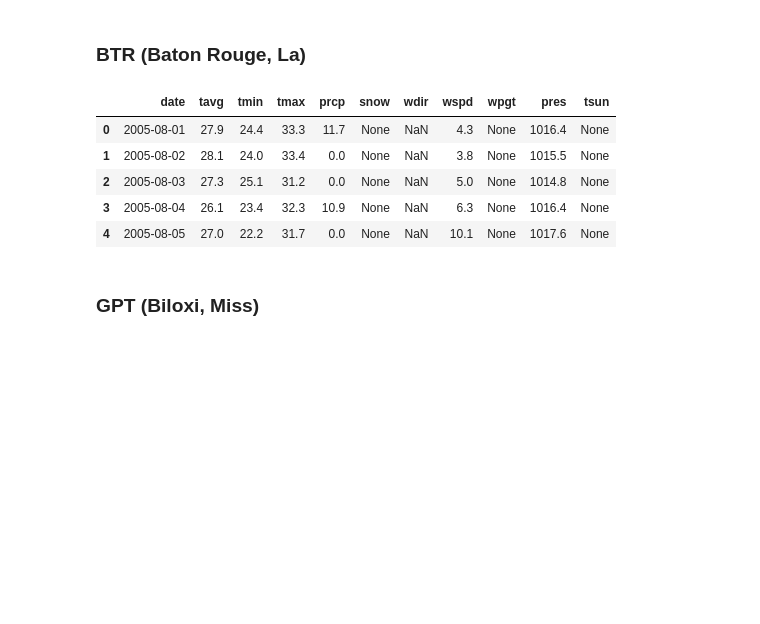
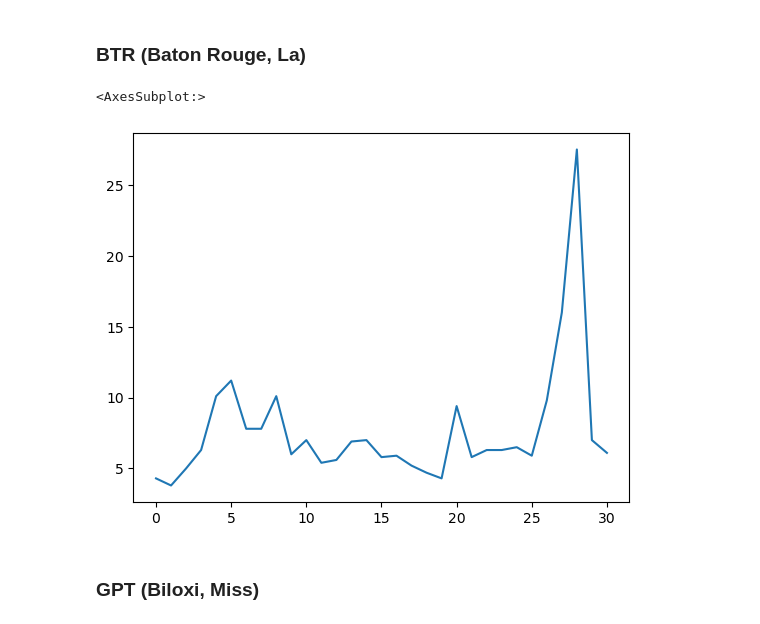
Before and after one commit to DanielSchuster259/sql-api-project-weather-flights, a Jupyter notebook: daniels.ipynb, the cells around one changed output. Cells and saved outputs as stored; diff of their text form; code cells hidden in the pictures; blank space fills up the shorter version.

```diff
--- a/daniels.ipynb
+++ b/daniels.ipynb
@@ -36,15 +36,13 @@
 # %%
 from get_weather_data import get_katrina_weather_data as get_kat_data
 
 btr_data = get_kat_data('30.53236', '-91.151461')
 btr_data.head()
+
+btr_data['wspd'].plot()
 # %% [output]
-|  | date | tavg | tmin | tmax | prcp | snow | wdir | wspd | wpgt | pres | tsun |
-| 0 | 2005-08-01 | 27.9 | 24.4 | 33.3 | 11.7 | None | NaN | 4.3 | None | 1016.4 | None |
-| 1 | 2005-08-02 | 28.1 | 24.0 | 33.4 | 0.0 | None | NaN | 3.8 | None | 1015.5 | None |
-| 2 | 2005-08-03 | 27.3 | 25.1 | 31.2 | 0.0 | None | NaN | 5.0 | None | 1014.8 | None |
-| 3 | 2005-08-04 | 26.1 | 23.4 | 32.3 | 10.9 | None | NaN | 6.3 | None | 1016.4 | None |
-| 4 | 2005-08-05 | 27.0 | 22.2 | 31.7 | 0.0 | None | NaN | 10.1 | None | 1017.6 | None |
+<AxesSubplot:>
+[figure, added]
 # %% [markdown]
 ### GPT (Biloxi, Miss)
 # %%
```
Also changed, not shown: parts of 9 cells of this notebook, 1 other file.
